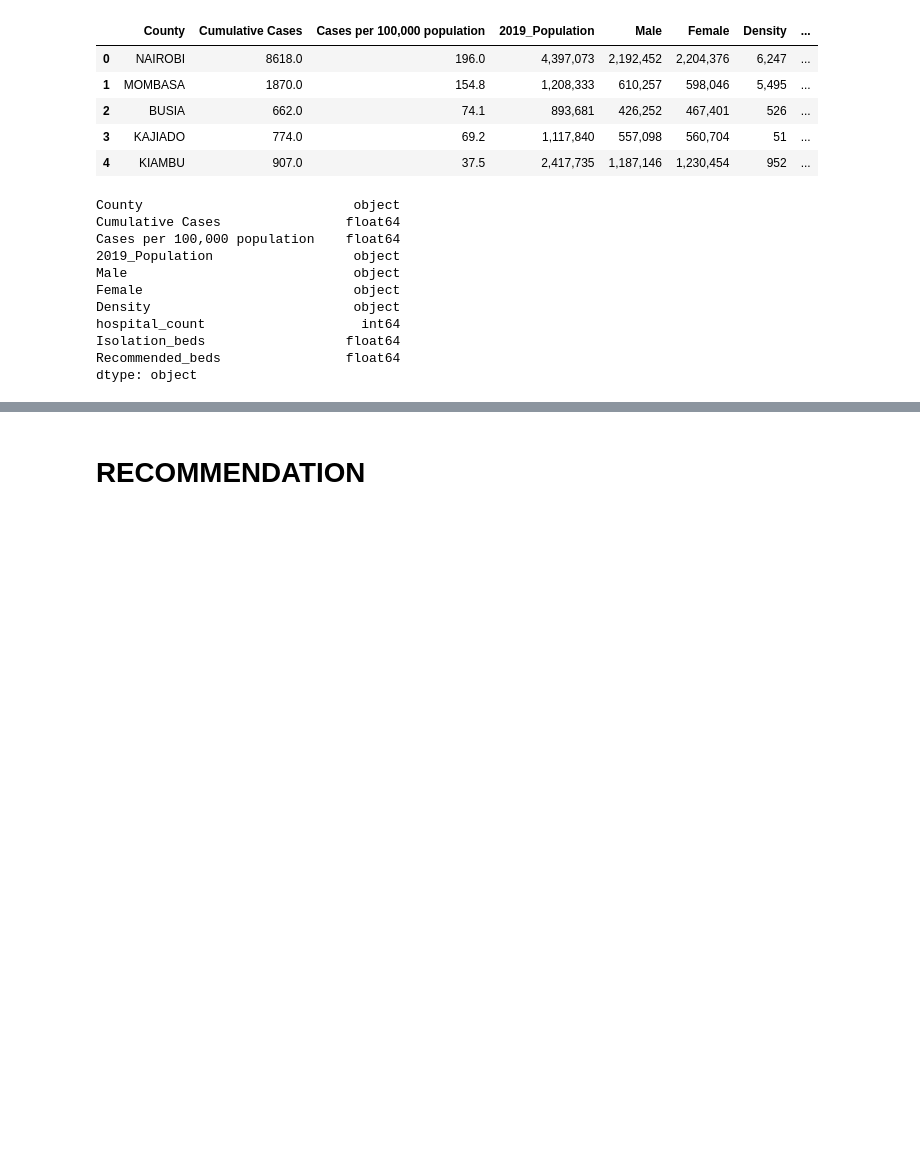
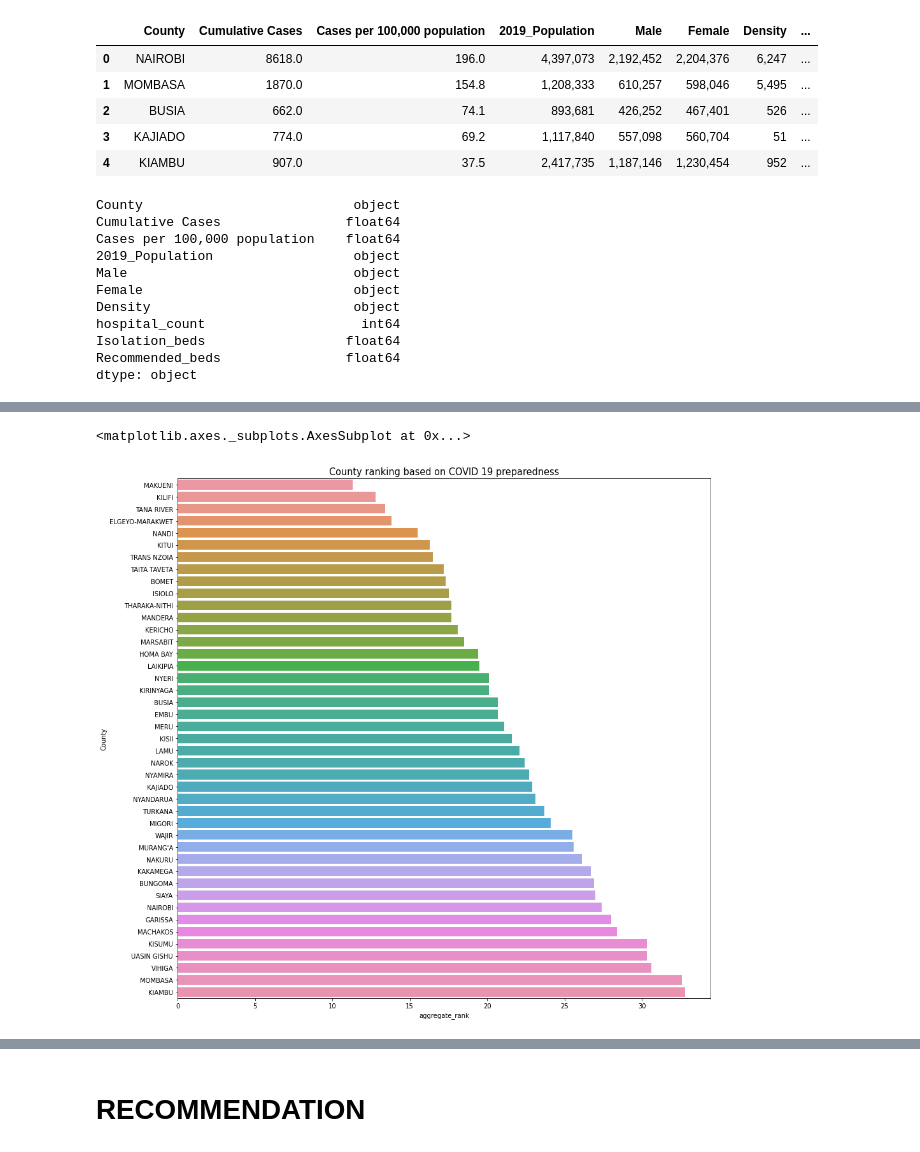
Before and after one commit to BrendaCheyech/Project, a Jupyter notebook: TEAM_1_PROJECT_DATA.ipynb, the cells around one changed output, grey strips where cells are left out. Cells and saved outputs as stored; diff of their text form; code cells hidden in the pictures; blank space fills up the shorter version.

```diff
--- a/TEAM_1_PROJECT_DATA.ipynb
+++ b/TEAM_1_PROJECT_DATA.ipynb
@@ -449,0 +529,5 @@ covid_df.fillna("-")
+# %%
+# Compute aggregate ranking of counties
+rank_df = final_df[['bed_pop_ratio_rank','bed_surplus_rank','hospital_count_rank','cases_rank','density_rank']]
+rank_df['agg'] = rank_df.mean(axis=1)
+rank_df.head()
@@ -449,0 +546,16 @@ covid_df.fillna("-")
+# %%
+final_df['aggregate_rank'] = rank_df['agg']
+# %%
+county_ranking = final_df[['County','aggregate_rank']]
+# %%
+county_ranking = county_ranking.sort_values(by='aggregate_rank', ascending=True)
+# %%
+from google.colab import files
+
+# Order counties by aggregate ranking
+plt.figure(figsize=(15,15))
+plt.title('County ranking based on COVID 19 preparedness', fontdict={'fontsize': 14.5})
+sns.barplot(x = county_ranking['aggregate_rank'], y = county_ranking['County'], palette=None)
+# %% [output]
+<matplotlib.axes._subplots.AxesSubplot at 0x...>
+[figure, added]
```
Also changed, not shown: parts of 95 cells of this notebook.
